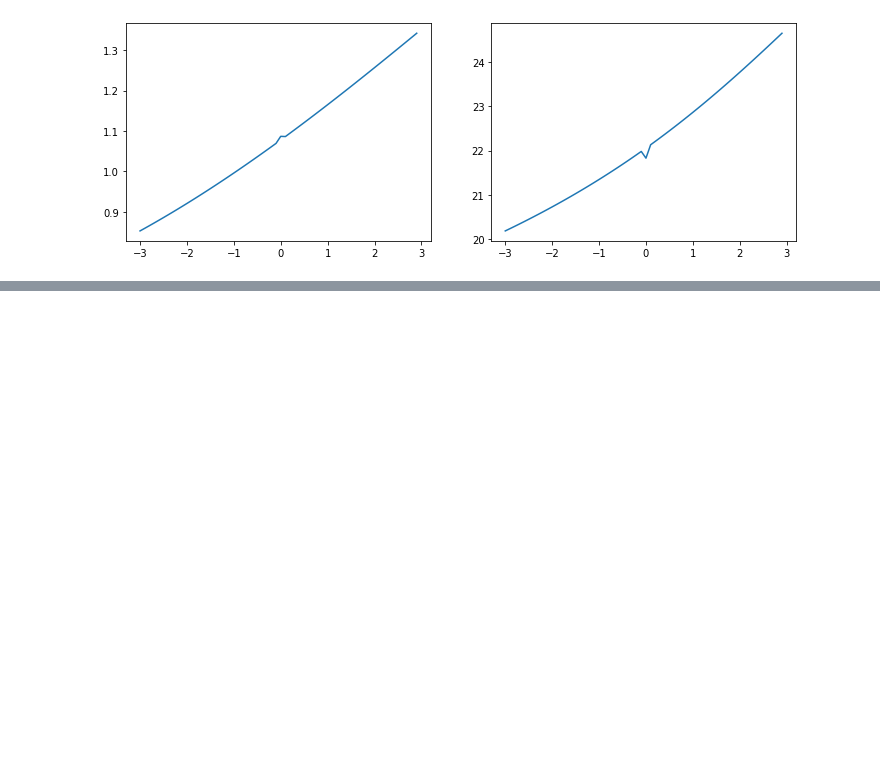
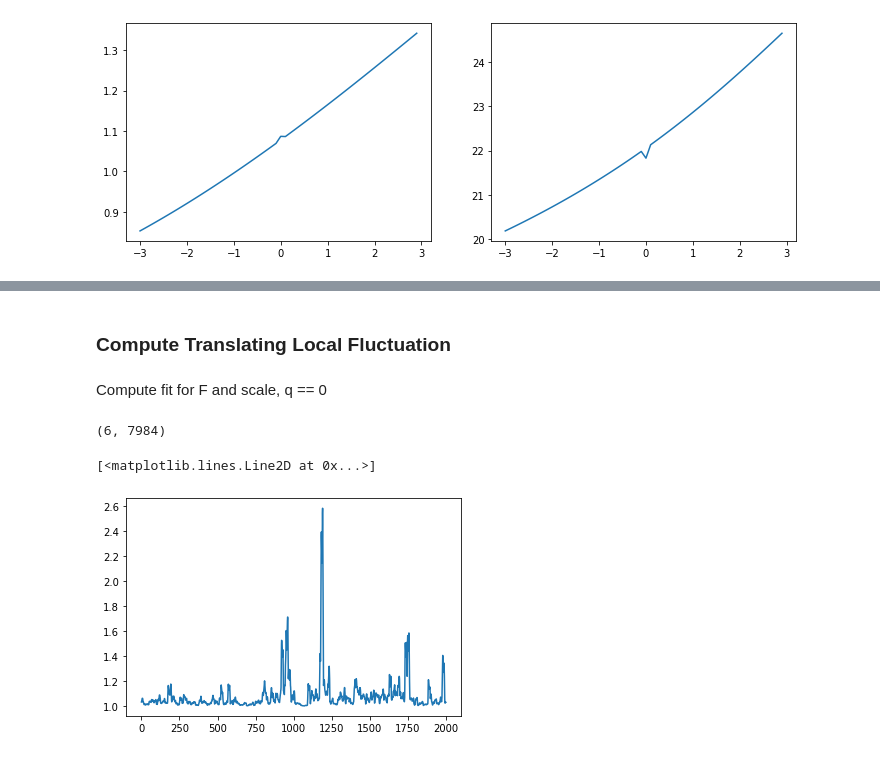
Before and after one commit to aribeller/multifractal_analysis, a Jupyter notebook: multifractal_tutorial.ipynb, the cells around one changed output, grey strips where cells are left out. Cells and saved outputs as stored; diff of their text form; code cells hidden in the pictures; blank space fills up the shorter version.

Commit message:
working on the local hurst coefficient computation. Still not right

```diff
--- a/multifractal_tutorial.ipynb
+++ b/multifractal_tutorial.ipynb
@@ -389,0 +392,2 @@ compare_fluctuation_at_scale(monofractal_walk)
+# %% [markdown]
+### Compute Translating Local Fluctuation
@@ -389,0 +420,38 @@ compare_fluctuation_at_scale(monofractal_walk)
+# %%
+fluctuation_array = compute_fluctuation_array(multifractal_walk)
+# %% [markdown]
+Compute fit for F and scale, q == 0
+# %%
+scales = [16, 32, 64, 128, 256, 512, 1024]
+qs = [0]
+
+F_by_scale_q = compute_F_by_scale_q(multifractal_walk, scales, qs).T.flatten()
+F_by_scale_q
+
+coef = np.polyfit(np.log2(scales), np.log2(F_by_scale_q), 1)
+H0 = coef[0]
+# coef
+regfit = np.polyval(coef, np.log2(scale_small))
+maxL = len(multifractal_walk)
+
+Ht = np.zeros((len(scale_small), fluctuation_array.shape[1]))
+
+for i in range(len(scale_small)):
+
+    scale = scale_small[i]
+
+    fluctuation_by_scale = fluctuation_array[i,:]
+    residual_RMS = regfit[i] - np.log2(fluctuation_by_scale)
+    logscale = np.log2(maxL) - np.log2(scale)
+    Ht[i,:] = fluctuation_by_scale/logscale + H0
+
+
+#     scale = scale_small[i]
+Ht.shape
+# %% [output]
+(6, 7984)
+# %%
+plt.plot(Ht[4,:2000])
+# %% [output]
+[<matplotlib.lines.Line2D at 0x...>]
+[figure, added]
```
Also changed, not shown: parts of 6 cells of this notebook.
